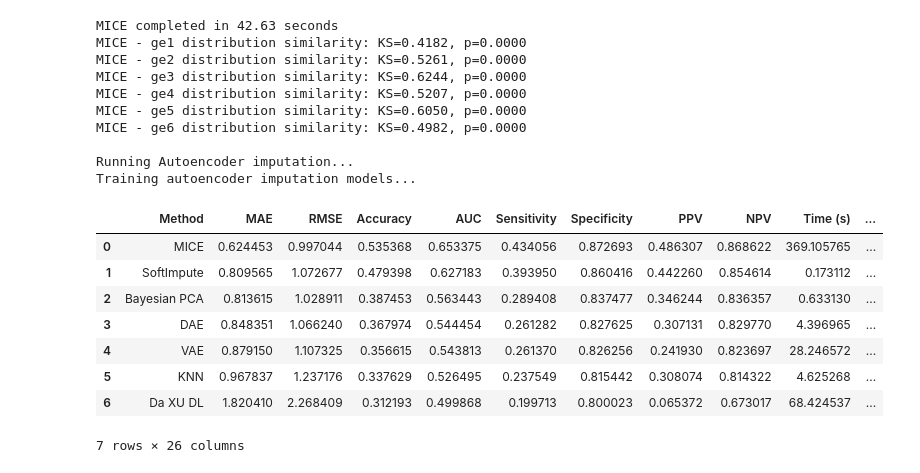
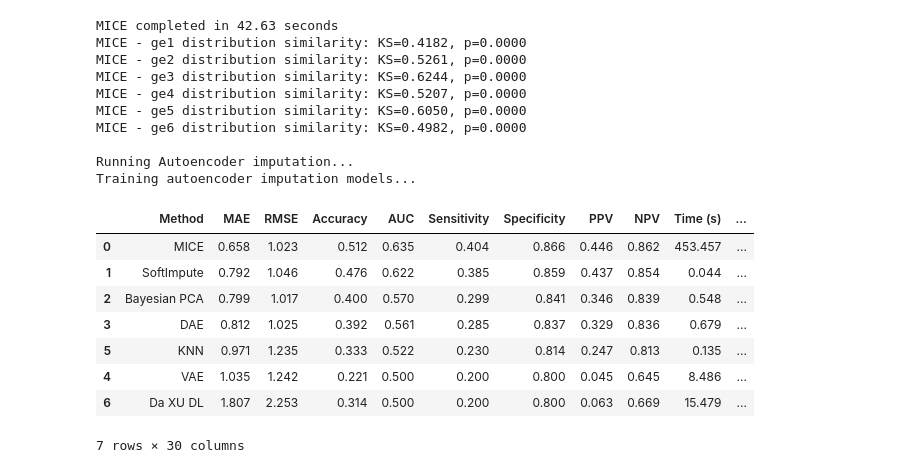
Before and after one commit to rtcrump/missing_imputation, a Jupyter notebook: notebook/Baseline_only/imputation9_baseline_data1.ipynb, the cells around one changed output. Saved outputs shown, nothing was run; the diff lists cells and outputs as text; code cells hidden in the pictures.

```diff
--- a/notebook/Baseline_only/imputation9_baseline_data1.ipynb
+++ b/notebook/Baseline_only/imputation9_baseline_data1.ipynb
@@ -5508,56 +5517,60 @@ import pandas as pd
 # Original data exactly as provided
 data = {
     'Method': ['MICE', 'SoftImpute', 'Bayesian PCA', 'DAE', 'VAE', 'KNN', 'Da XU DL'],
-    'MAE': [0.624453, 0.809565, 0.813615, 0.848351, 0.879150, 0.967837, 1.820410],
-    'RMSE': [0.997044, 1.072677, 1.028911, 1.066240, 1.107325, 1.237176, 2.268409],
-    'Accuracy': [0.535368, 0.479398, 0.387453, 0.367974, 0.356615, 0.337629, 0.312193],
-    'AUC': [0.653375, 0.627183, 0.563443, 0.544454, 0.543813, 0.526495, 0.499868],
-    'Sensitivity': [0.434056, 0.393950, 0.289408, 0.261282, 0.261370, 0.237549, 0.199713],
-    'Specificity': [0.872693, 0.860416, 0.837477, 0.827625, 0.826256, 0.815442, 0.800023],
-    'PPV': [0.486307, 0.442260, 0.346244, 0.307131, 0.241930, 0.308074, 0.065372],
-    'NPV': [0.868622, 0.854614, 0.836357, 0.829770, 0.823697, 0.814322, 0.673017],
-    'Time (s)': [369.105765, 0.173112, 0.633130, 4.396965, 28.246572, 4.625268, 68.424537],
-    'Avg KS Stat': [0.076913, 0.504393, 0.591867, 0.593879, 0.458260, 0.393512, 0.671878],
-    'Avg KS p-value': [7.105563e-02, 3.470092e-67, 2.885201e-143, 2.702775e-138, 1.902161e-40, 1.579030e-43, 1.263849e-21]
+    'MAE': [0.658, 0.792, 0.799, 0.812, 1.035, 0.971, 1.807],
+    'RMSE': [1.023, 1.046, 1.017, 1.025, 1.242, 1.235, 2.253],
+    'Accuracy': [0.512, 0.476, 0.4, 0.392, 0.221, 0.333, 0.314],
+    'AUC': [0.635, 0.622, 0.57, 0.561, 0.5, 0.522, 0.5],
+    'Sensitivity': [0.404, 0.385, 0.299, 0.285, 0.2, 0.23, 0.2],
+    'Specificity': [0.866, 0.859, 0.841, 0.837, 0.8, 0.814, 0.8],
+    'PPV': [0.446, 0.437, 0.346, 0.329, 0.045, 0.247, 0.063],
+    'NPV': [0.862, 0.854, 0.839, 0.836, 0.645, 0.813, 0.669],
+    'Time (s)': [453.457, 0.044, 0.548, 0.679, 8.486, 0.135, 15.479],
+    'Avg KS Stat': [0.171, 0.389, 0.492, 0.488, 0.591, 0.404, 0.68],
+    'Avg KS p-value': [0.388, 0.006, 1.31e-4, 6.35e-4, 6.42e-6, 0.006, 0.002]
 }
 
 # Add correlation differences column
-data['Correlation Differences'] = [0.2715, 0.1054, 0.0420, 0.0398, 0.2773, 0.0461, 0.4391]
+data['Correlation Differences'] = [0.177, 0.064, 0.039, 0.038, 0.038, 0.038, 0.333]
+data['QWK'] = [0.586, 0.563, 0.439, 0.430, 0, 0.167, 0]
+data['Within1_accuracy'] = [0.865, 0.866, 0.865, 0.868, 0.760, 0.776, 0.458]
 
 df = pd.DataFrame(data)
 
 # Calculate ranks (lower is better for MAE, RMSE, Time, Avg KS Stat, Correlation Differences)
 # (higher is better for Accuracy, AUC, Sensitivity, Specificity, PPV, NPV, Avg KS p-value)
 df['MAE Rank'] = df['MAE'].rank()
 df['RMSE Rank'] = df['RMSE'].rank()
 df['Accuracy Rank'] = df['Accuracy'].rank(ascending=False)
 df['AUC Rank'] = df['AUC'].rank(ascending=False)
 df['Sensitivity Rank'] = df['Sensitivity'].rank(ascending=False)
 df['Specificity Rank'] = df['Specificity'].rank(ascending=False)
 df['PPV Rank'] = df['PPV'].rank(ascending=False)
 df['NPV Rank'] = df['NPV'].rank(ascending=False)
 df['Time (s) Rank'] = df['Time (s)'].rank()
 df['Avg KS Stat Rank'] = df['Avg KS Stat'].rank()
 df['Avg KS p-value Rank'] = df['Avg KS p-value'].rank(ascending=False)
 df['Correlation Differences Rank'] = df['Correlation Differences'].rank()
+df['QWK Rank'] = df['QWK'].rank(ascending=False)
+df['Within1_accuracy Rank'] = df['Within1_accuracy'].rank(ascending=False)
 
 # Calculate average rank
 rank_columns = ['MAE Rank', 'RMSE Rank', 'Accuracy Rank', 'AUC Rank', 'Sensitivity Rank',
                 'Specificity Rank', 'PPV Rank', 'NPV Rank', 'Time (s) Rank', 'Avg KS Stat Rank',
-                'Avg KS p-value Rank', 'Correlation Differences Rank']
+                'Avg KS p-value Rank', 'Correlation Differences Rank', 'QWK Rank', 'Within1_accuracy Rank']
 df['Average Rank'] = df[rank_columns].mean(axis=1)
 
 # Sort by average rank
 df = df.sort_values('Average Rank')
 
 df
 # %% [output]
 |  | Method | MAE | RMSE | Accuracy | AUC | Sensitivity | Specificity | PPV | NPV | Time (s) | ... |
-| 0 | MICE | 0.624453 | 0.997044 | 0.535368 | 0.653375 | 0.434056 | 0.872693 | 0.486307 | 0.868622 | 369.105765 | ... |
-| 1 | SoftImpute | 0.809565 | 1.072677 | 0.479398 | 0.627183 | 0.393950 | 0.860416 | 0.442260 | 0.854614 | 0.173112 | ... |
-| 2 | Bayesian PCA | 0.813615 | 1.028911 | 0.387453 | 0.563443 | 0.289408 | 0.837477 | 0.346244 | 0.836357 | 0.633130 | ... |
-| 3 | DAE | 0.848351 | 1.066240 | 0.367974 | 0.544454 | 0.261282 | 0.827625 | 0.307131 | 0.829770 | 4.396965 | ... |
-| 4 | VAE | 0.879150 | 1.107325 | 0.356615 | 0.543813 | 0.261370 | 0.826256 | 0.241930 | 0.823697 | 28.246572 | ... |
-| 5 | KNN | 0.967837 | 1.237176 | 0.337629 | 0.526495 | 0.237549 | 0.815442 | 0.308074 | 0.814322 | 4.625268 | ... |
-| 6 | Da XU DL | 1.820410 | 2.268409 | 0.312193 | 0.499868 | 0.199713 | 0.800023 | 0.065372 | 0.673017 | 68.424537 | ... |
+| 0 | MICE | 0.658 | 1.023 | 0.512 | 0.635 | 0.404 | 0.866 | 0.446 | 0.862 | 453.457 | ... |
+| 1 | SoftImpute | 0.792 | 1.046 | 0.476 | 0.622 | 0.385 | 0.859 | 0.437 | 0.854 | 0.044 | ... |
+| 2 | Bayesian PCA | 0.799 | 1.017 | 0.400 | 0.570 | 0.299 | 0.841 | 0.346 | 0.839 | 0.548 | ... |
+| 3 | DAE | 0.812 | 1.025 | 0.392 | 0.561 | 0.285 | 0.837 | 0.329 | 0.836 | 0.679 | ... |
+| 5 | KNN | 0.971 | 1.235 | 0.333 | 0.522 | 0.230 | 0.814 | 0.247 | 0.813 | 0.135 | ... |
+| 4 | VAE | 1.035 | 1.242 | 0.221 | 0.500 | 0.200 | 0.800 | 0.045 | 0.645 | 8.486 | ... |
+| 6 | Da XU DL | 1.807 | 2.253 | 0.314 | 0.500 | 0.200 | 0.800 | 0.063 | 0.669 | 15.479 | ... |
-7 rows × 26 columns
+7 rows × 30 columns
```
Also changed, not shown: parts of 1 cell of this notebook, 20 other files.
